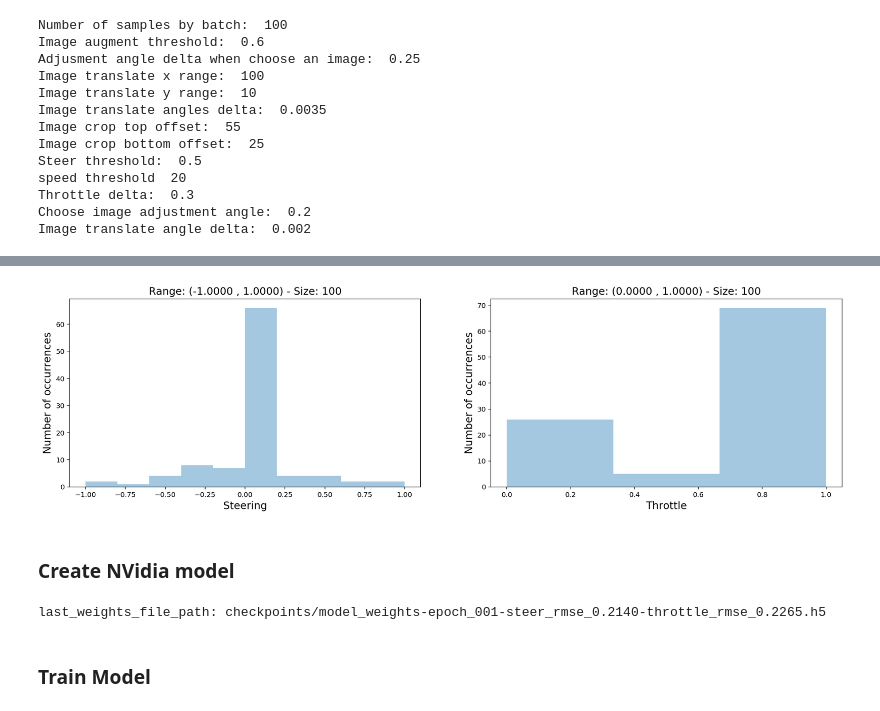
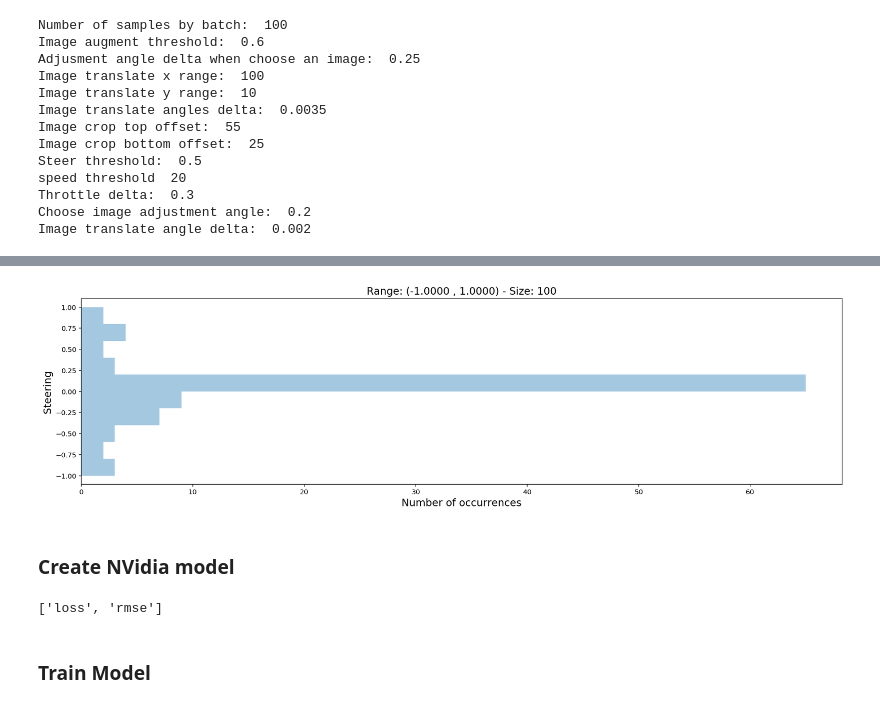
Before and after one commit to adrianmarino/self-driving-car-model, a Jupyter notebook: model-analysis.ipynb, the cells around one changed output, grey strips where cells are left out. Cells and saved outputs as stored; diff of their text form; code cells hidden in the pictures.

Commit message:
back to sterring angle model but add speed to inputs

```diff
--- a/model-analysis.ipynb
+++ b/model-analysis.ipynb
@@ -248,3 +252,16 @@ show_image(rgb_to_yuv(resized_image))
 [figure]
 # %% [markdown]
 #### Create train and validation data generators
+# %%
+image_input_shape = (
+    cfg['network']['image_input_shape']['height'],
+    cfg['network']['image_input_shape']['width'],
+    cfg['network']['image_input_shape']['channels']
+)
+input_shapes=[image_input_shape]
+output_shape=(1,)
+
+print("Inputs Shapes:")
+print("- Image: ", image_input_shape)
+print("- Speed: ", speed_input_shape)
+print("Ouput Shape:", output_shape)
@@ -251,12 +273,4 @@ show_image(rgb_to_yuv(resized_image))
 # %%
-image_input_shape = (
-    cfg['network']['image_input_shape']['height'],
-    cfg['network']['image_input_shape']['width'],
-    cfg['network']['image_input_shape']['channels']
-)
-variables_input_shape = (cfg['network']['variable_input_shape'],)
-
-output_shape=[train_dataset.labels.shape[1]]
 batch_size = cfg['train']['batch_size']
 augment_threshold = cfg['train']['augment']['threshold']
 choose_adjustment_angle =  cfg['train']['augment']['choose_adjustment_angle']
@@ -336,17 +342,18 @@ train_generator.any_batch().show_labels_stats()
 # %%
 validation_augmenter = NullSampleAugmenter(image_preprocessor)
 # %%
-validation_generator = SteeringWheelAngleDataGenerator(
-    dataset=validation_dataset,
-    input_shapes=[image_input_shape, variables_input_shape],
-    output_shape=output_shape,
-    sample_augmenter=validation_augmenter,
-    batch_size=batch_size
+validation_generator = DataGenerator(
+    validation_dataset,
+    input_shapes,
+    output_shape,
+    batch_size,
+    validation_augmenter,
+    shuffle_per_epoch=False
 )
 # %%
-validation_generator.any_batch(excluded_labels=['reverse']).show_labels_stats()
+validation_generator.any_batch().show_labels_stats()
 # %% [output]
-[figure, old version]
+[figure, new version]
 # %% [markdown]
 ### Create NVidia model
 # %%
@@ -359,10 +367,12 @@ model = ModelFactory.create_nvidia_model(activation, loss, metrics, optimizer)
 # model.show()
 # %%
-last_weights_file_path = last_created_file_from("checkpoints/*.h5")
-print(f'last_weights_file_path: {last_weights_file_path}')
+# last_weights_file_path = last_created_file_from("checkpoints/*.h5")
+# print(f'last_weights_file_path: {last_weights_file_path}')
-# %% [output]
-last_weights_file_path: checkpoints/model_weights-epoch_001-steer_rmse_0.2140-throttle_rmse_0.2265.h5
 # %%
 # model.load_weights(last_weights_file_path)
+# %%
+model.metrics_names()
+# %% [output]
+['loss', 'rmse']
 # %% [markdown]
 ### Train Model
```
Also changed, not shown: parts of 28 cells of this notebook, 23 other files.
